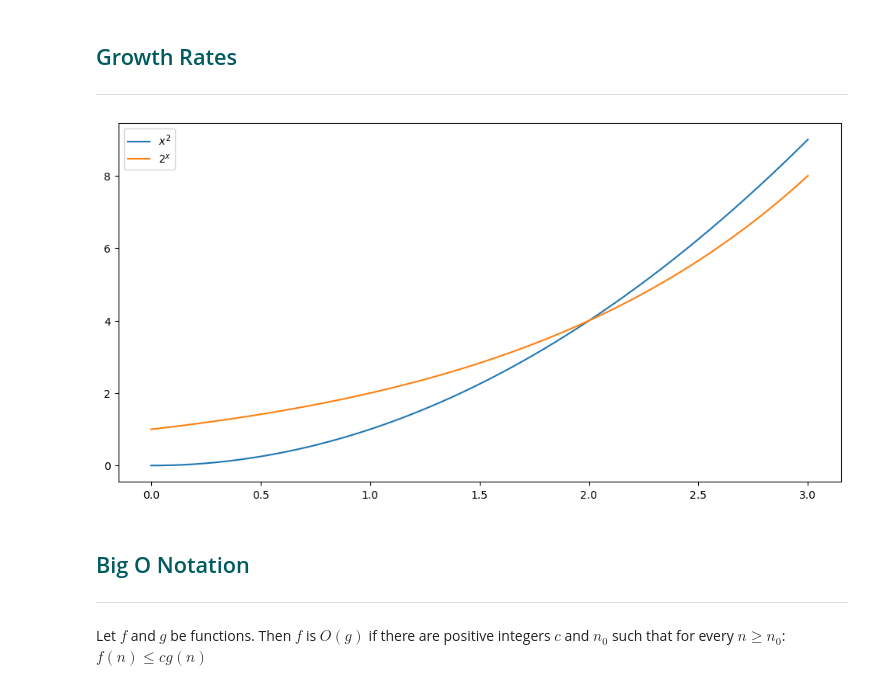
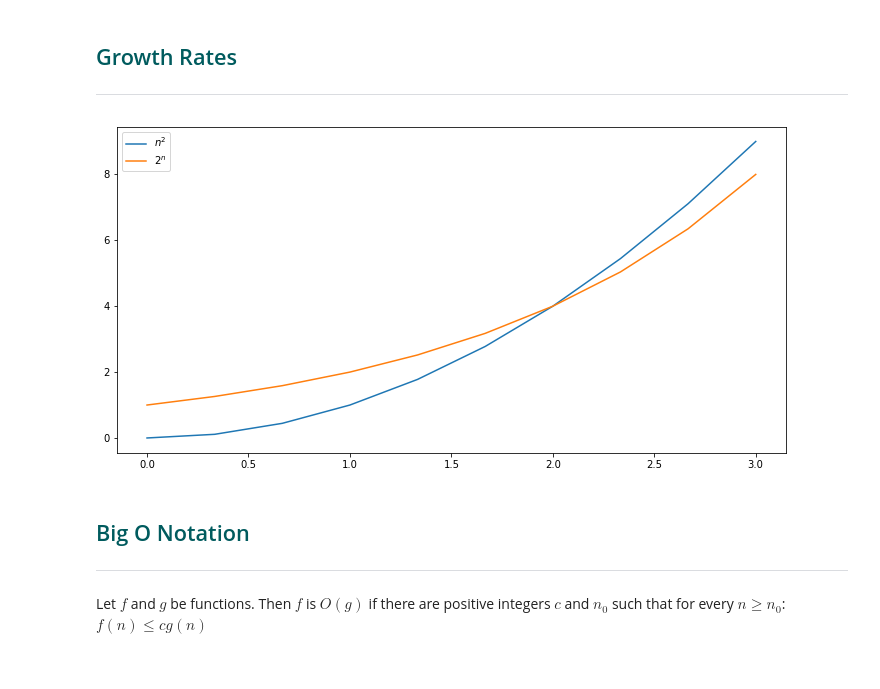
Before and after one commit to shanemcdonagh/emergingtechnologies, a Jupyter notebook: content/computation.ipynb, the cells around one changed output. Drawn from its saved outputs; the diff is of its cells as text; code cells hidden in the pictures.

```diff
--- a/content/computation.ipynb
+++ b/content/computation.ipynb
@@ -25,29 +25,29 @@
 # %%
 # Numbers.
 import numpy as np
 
 # Plotting.
 import matplotlib.pyplot as plt
 
 # Create a figure.
 fig, ax = plt.subplots(figsize=(12, 6))
 
-# x values.
-x = np.linspace(0.0, 3.0, 1000)
+# n values.
+n = np.linspace(0.0, 3.0, 10)
 
 # Plot polynomial.
-ax.plot(x, x**2, label="$x^2$")
+ax.plot(n, n**2, label="$n^2$")
 
 # Plot exponential.
-ax.plot(x, 2**x, label="$2^x$")
+ax.plot(n, 2**n, label="$2^n$")
 
 # Legend.
 ax.legend()
 
 # Show.
 plt.show();
 # %% [output]
-[figure, old version]
+[figure, new version]
 # %% [markdown]
 <h2 style="color: rgb(0, 91, 94);">Big O Notation</h2>
 
```
Also changed, not shown: parts of 2 cells of this notebook, 1 other file.
